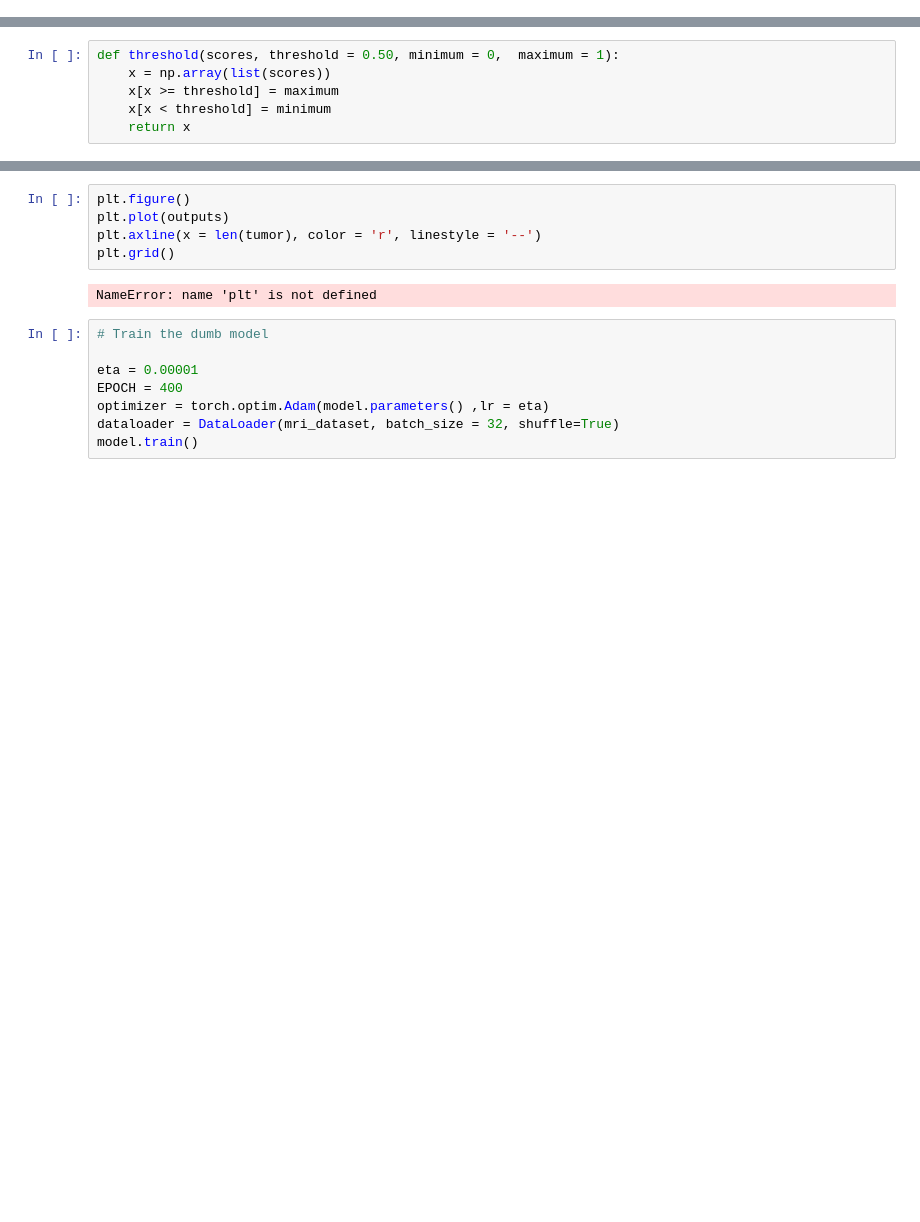
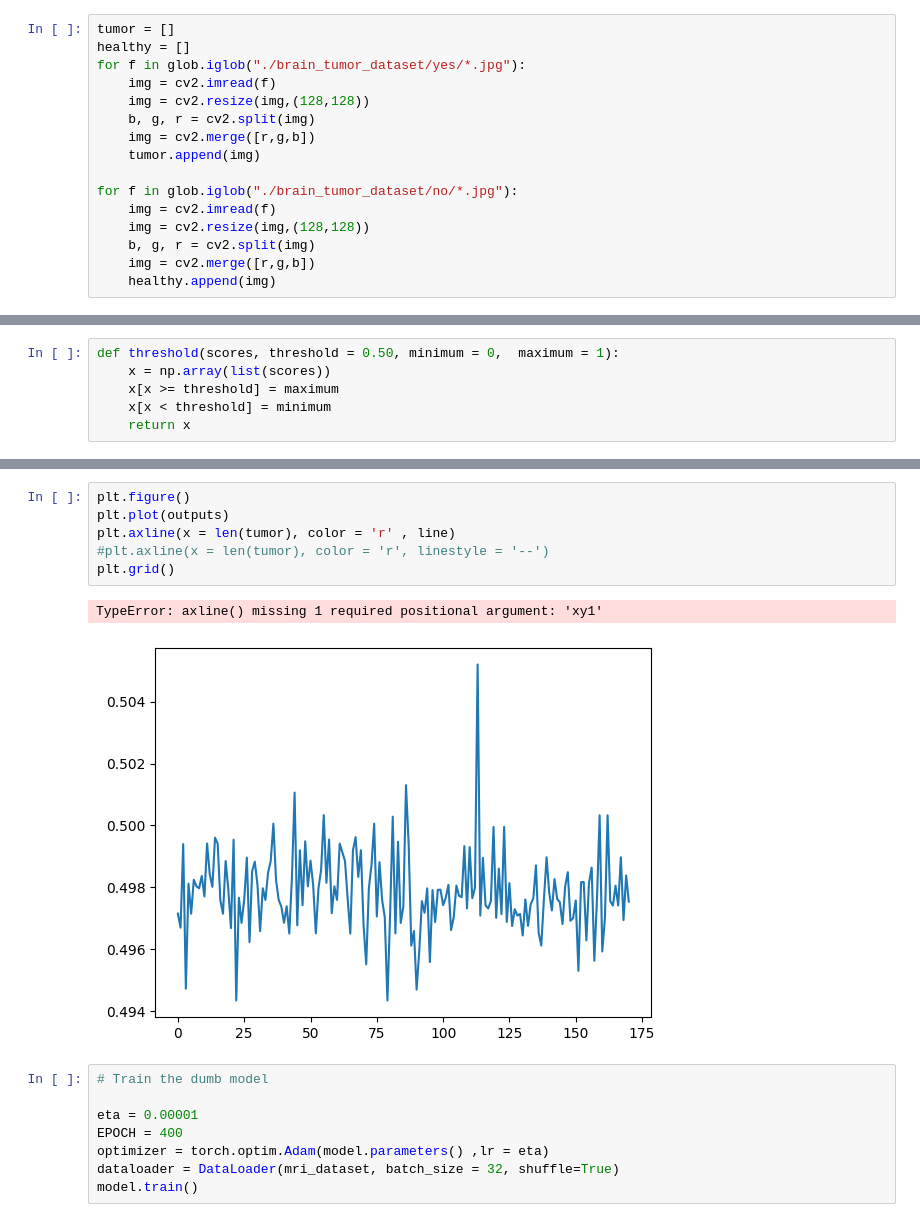
Before and after one commit to ackerman23/Brain-tumor, a Jupyter notebook: dataset.ipynb, the cells around one changed output, grey strips where cells are left out. Cells and saved outputs as stored; diff of their text form; blank space fills up the shorter version.

```diff
--- a/dataset.ipynb
+++ b/dataset.ipynb
@@ -10,6 +10,22 @@ import glob
 from sklearn.metrics import confusion_matrix, accuracy_score
 import cv2
 import sys
+# %%
+tumor = []
+healthy = []
+for f in glob.iglob("./brain_tumor_dataset/yes/*.jpg"):
+    img = cv2.imread(f)
+    img = cv2.resize(img,(128,128))
+    b, g, r = cv2.split(img)
+    img = cv2.merge([r,g,b])
+    tumor.append(img)
+
+for f in glob.iglob("./brain_tumor_dataset/no/*.jpg"):
+    img = cv2.imread(f)
+    img = cv2.resize(img,(128,128))
+    b, g, r = cv2.split(img)
+    img = cv2.merge([r,g,b])
+    healthy.append(img)
 # %%
 class MRI(Dataset):
     def __init__(self):
@@ -285,10 +301,12 @@ ax.yaxis.set_ticklabels(['Tumor','Healthy'], fontsize=20);
 # %%
 plt.figure()
 plt.plot(outputs)
-plt.axline(x = len(tumor), color = 'r', linestyle = '--')
+plt.axline(x = len(tumor), color = 'r' , line)
+#plt.axline(x = len(tumor), color = 'r', linestyle = '--')
 plt.grid()
 # %% [output]
-NameError: name 'plt' is not defined
+TypeError: axline() missing 1 required positional argument: 'xy1'
+[figure, added]
 # %%
 # Train the dumb model
 
```
Also changed, not shown: parts of 6 cells of this notebook, 1 other file.
